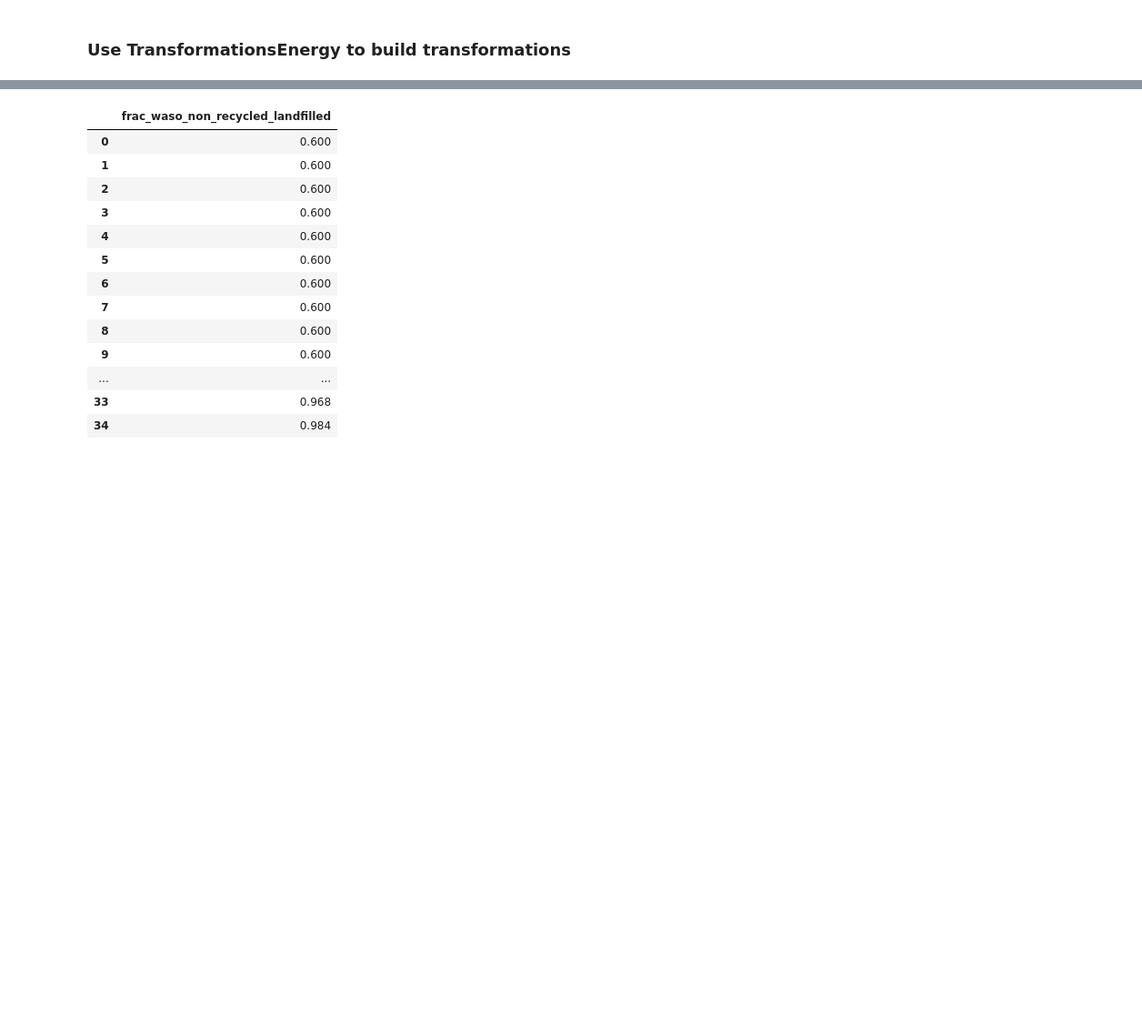
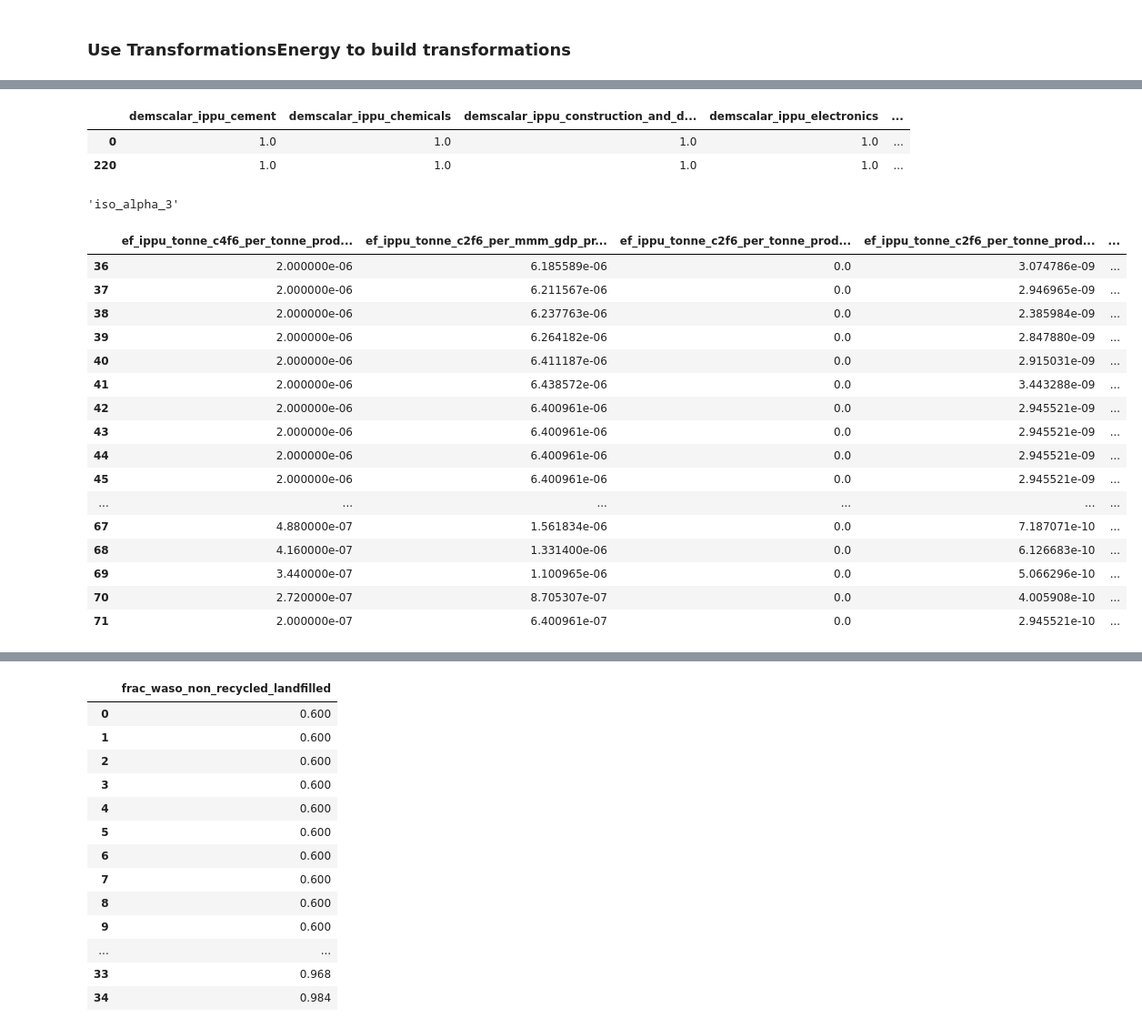
Before and after one commit to jarojasag/lac_decarbonization, a Jupyter notebook: python/build_transformations_energy.ipynb, the cells around one changed output, grey strips where cells are left out. Shown at 91% size. Saved outputs shown, nothing was run; the diff lists cells and outputs as text; code cells hidden in the pictures; blank space fills up the shorter version.

```diff
--- a/python/build_transformations_energy.ipynb
+++ b/python/build_transformations_energy.ipynb
@@ -1269,3 +1279,9 @@ transformations_energy = dte.TransformationsEnergy(
 
 # initialze output components
 #df_out = transformations_energy.build_strategies_long()#(strategies = [0, 3003])
+# %%
+#df_out = transformations_circular_economy.build_strategies_long(strategies = [2015])
+#df_out = transformations_ippu.build_strategies_long()
+
+importlib.reload(mi)
+model_ippu = mi.IPPU(sa.model_attributes)
@@ -1271,0 +1375,50 @@ transformations_energy = dte.TransformationsEnergy(
+# %%
+#df_out = transformations_ippu.build_strategies_long()
+#sa.model_attributes.get_variable_subsector("Population", throw_error_q = False)
+#transformations_ippu.baseline_inputs
+fields = sa.model_attributes.build_varlist(
+    None,
+    model_ippu.modvar_ippu_scalar_production
+)
+transformations_ippu.baseline_inputs[fields].drop_duplicates()
+# %% [output]
+|  | demscalar_ippu_cement | demscalar_ippu_chemicals | demscalar_ippu_construction_and_d... | demscalar_ippu_electronics | ... |
+| 0 | 1.0 | 1.0 | 1.0 | 1.0 | ... |
+| 220 | 1.0 | 1.0 | 1.0 | 1.0 | ... |
+# %%
+regions.field_iso# = sc.Regions(model)
+# %% [output]
+'iso_alpha_3'
+# %%
+# IMPLEMENT AS TRANSFORMATIONS
+fc = "pfc"
+
+
+
+modvars = model_ippu.dict_fc_ef_modvars_by_type.get(fc)
+fields = []
+for modvar in modvars:
+    fields += sa.model_attributes.build_varlist(
+        None,
+        modvar
+    )
+
+df_out[df_out["iso_code3"].isin(["BRA"])][fields]
+# %% [output]
+|  | ef_ippu_tonne_c4f6_per_tonne_prod... | ef_ippu_tonne_c2f6_per_mmm_gdp_pr... | ef_ippu_tonne_c2f6_per_tonne_prod... | ef_ippu_tonne_c2f6_per_tonne_prod... | ... |
+| 36 | 2.000000e-06 | 6.185589e-06 | 0.0 | 3.074786e-09 | ... |
+| 37 | 2.000000e-06 | 6.211567e-06 | 0.0 | 2.946965e-09 | ... |
+| 38 | 2.000000e-06 | 6.237763e-06 | 0.0 | 2.385984e-09 | ... |
+| 39 | 2.000000e-06 | 6.264182e-06 | 0.0 | 2.847880e-09 | ... |
+| 40 | 2.000000e-06 | 6.411187e-06 | 0.0 | 2.915031e-09 | ... |
+| 41 | 2.000000e-06 | 6.438572e-06 | 0.0 | 3.443288e-09 | ... |
+| 42 | 2.000000e-06 | 6.400961e-06 | 0.0 | 2.945521e-09 | ... |
+| 43 | 2.000000e-06 | 6.400961e-06 | 0.0 | 2.945521e-09 | ... |
+| 44 | 2.000000e-06 | 6.400961e-06 | 0.0 | 2.945521e-09 | ... |
+| 45 | 2.000000e-06 | 6.400961e-06 | 0.0 | 2.945521e-09 | ... |
+| ... | ... | ... | ... | ... | ... |
+| 67 | 4.880000e-07 | 1.561834e-06 | 0.0 | 7.187071e-10 | ... |
+| 68 | 4.160000e-07 | 1.331400e-06 | 0.0 | 6.126683e-10 | ... |
+| 69 | 3.440000e-07 | 1.100965e-06 | 0.0 | 5.066296e-10 | ... |
+| 70 | 2.720000e-07 | 8.705307e-07 | 0.0 | 4.005908e-10 | ... |
+| 71 | 2.000000e-07 | 6.400961e-07 | 0.0 | 2.945521e-10 | ... |
```
Also changed, not shown: parts of 31 cells of this notebook, 23 other files.
